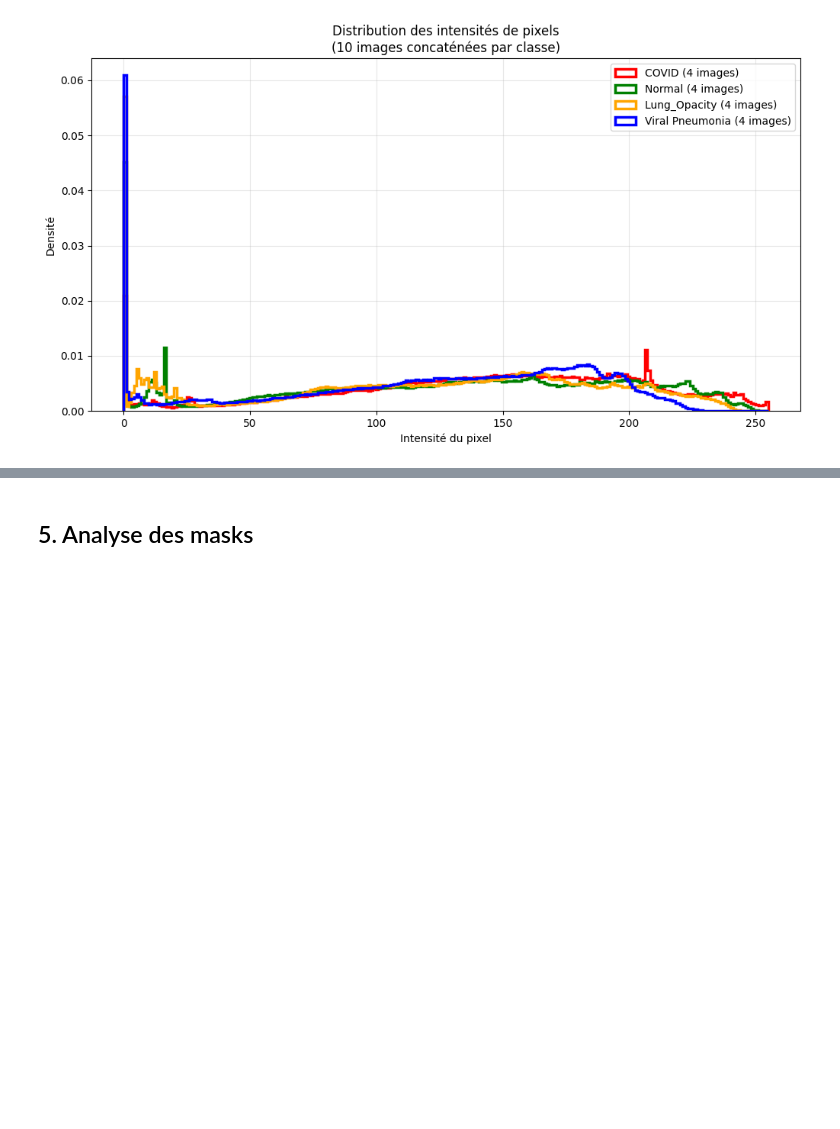
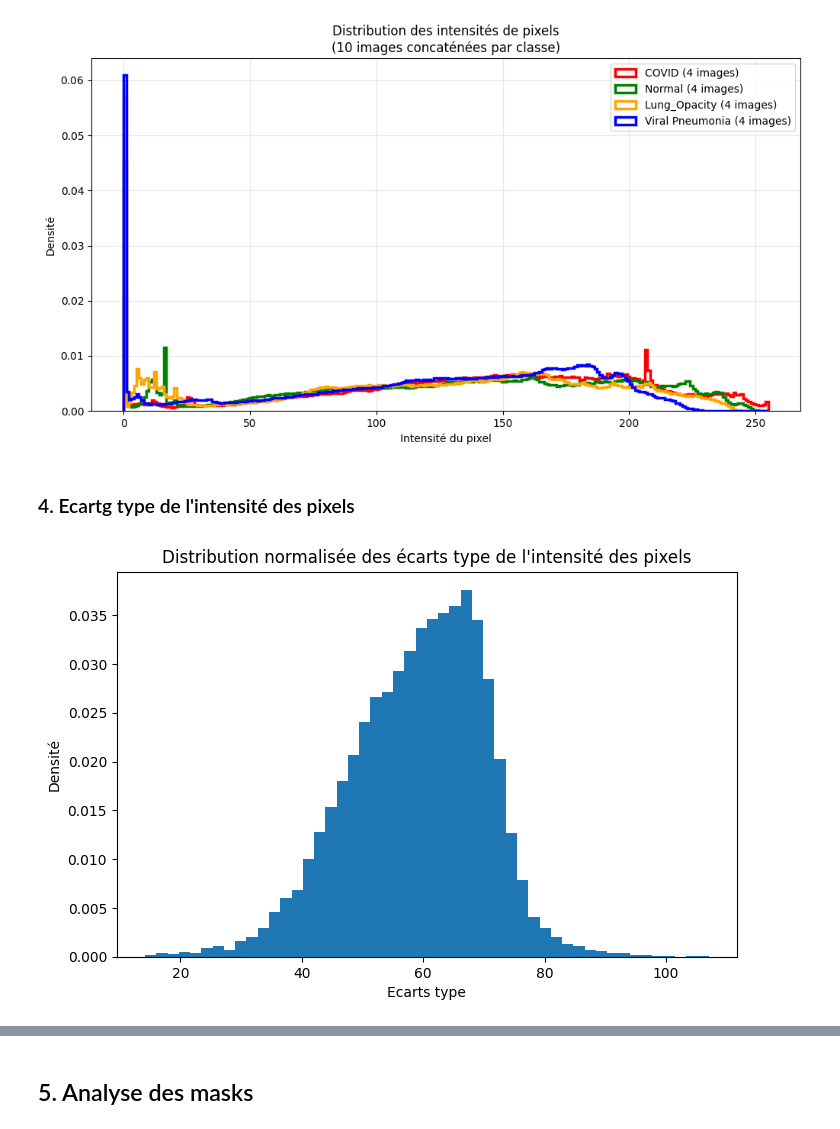
Before and after one commit to cyrilmarat/Liora_Covid, a Jupyter notebook: notebooks/exploration/Noura_exploration.ipynb, the cells around one changed output, grey strips where cells are left out. Drawn from its saved outputs; the diff is of its cells as text; code cells hidden in the pictures; blank space fills up the shorter version.

Commit message:
exploration écart type intensité des pixels

```diff
--- a/notebooks/exploration/Noura_exploration.ipynb
+++ b/notebooks/exploration/Noura_exploration.ipynb
@@ -505,3 +505,16 @@ plt.grid(alpha=0.3)
 plt.show()
 # %% [output]
 [figure]
+# %% [markdown]
+### 4. Ecartg type de l'intensité des pixels
+# %%
+# Distribution des écart types des pixels
+
+plt.figure(figsize=(8, 5))
+plt.hist(df_images["pixel_std"], bins=50, density=True,)
+plt.title("Distribution normalisée des écarts type de l'intensité des pixels")
+plt.xlabel("Ecarts type")
+plt.ylabel("Densité")
+plt.show()
+# %% [output]
+[figure, added]
```
Also changed, not shown: parts of 6 cells of this notebook.
